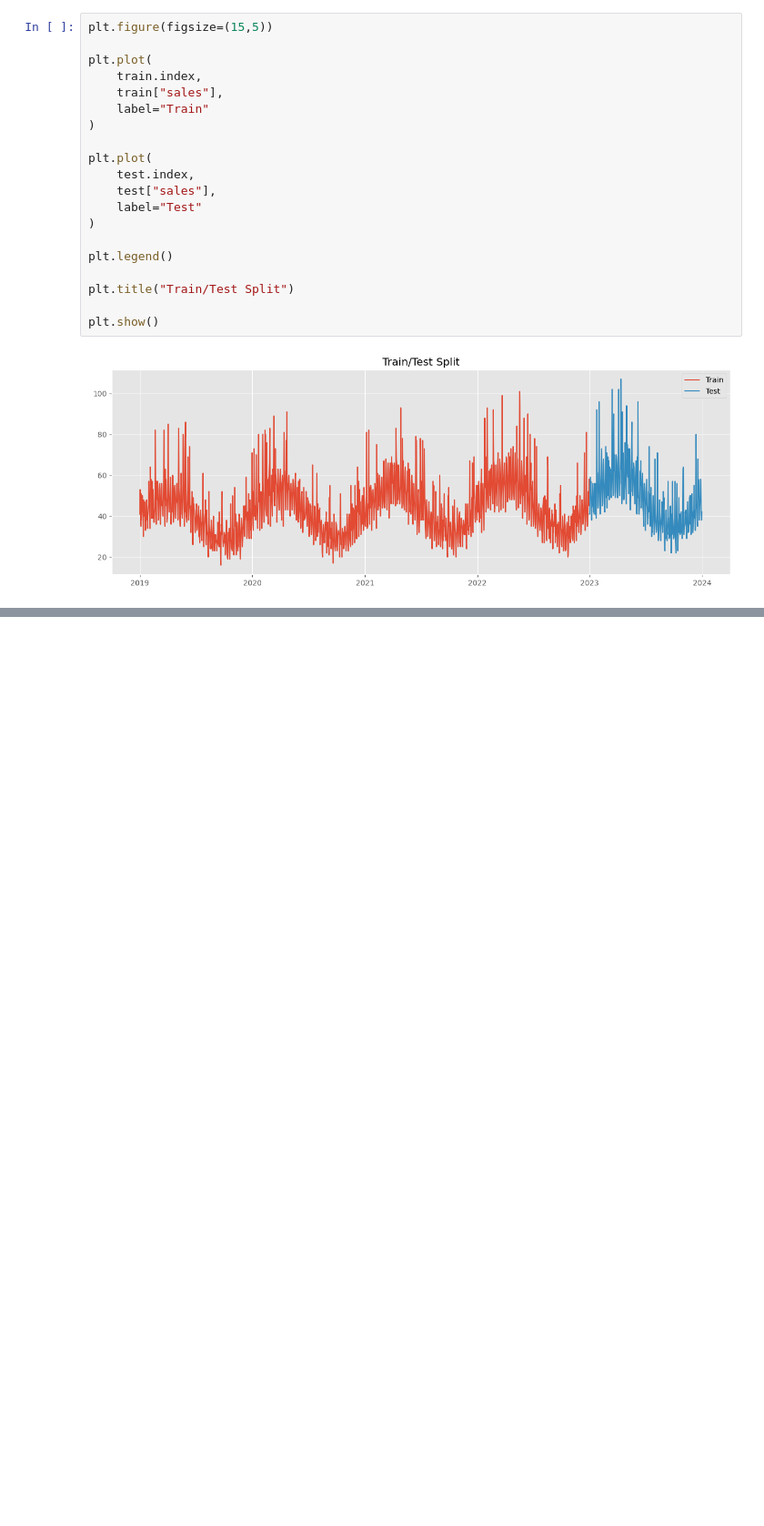
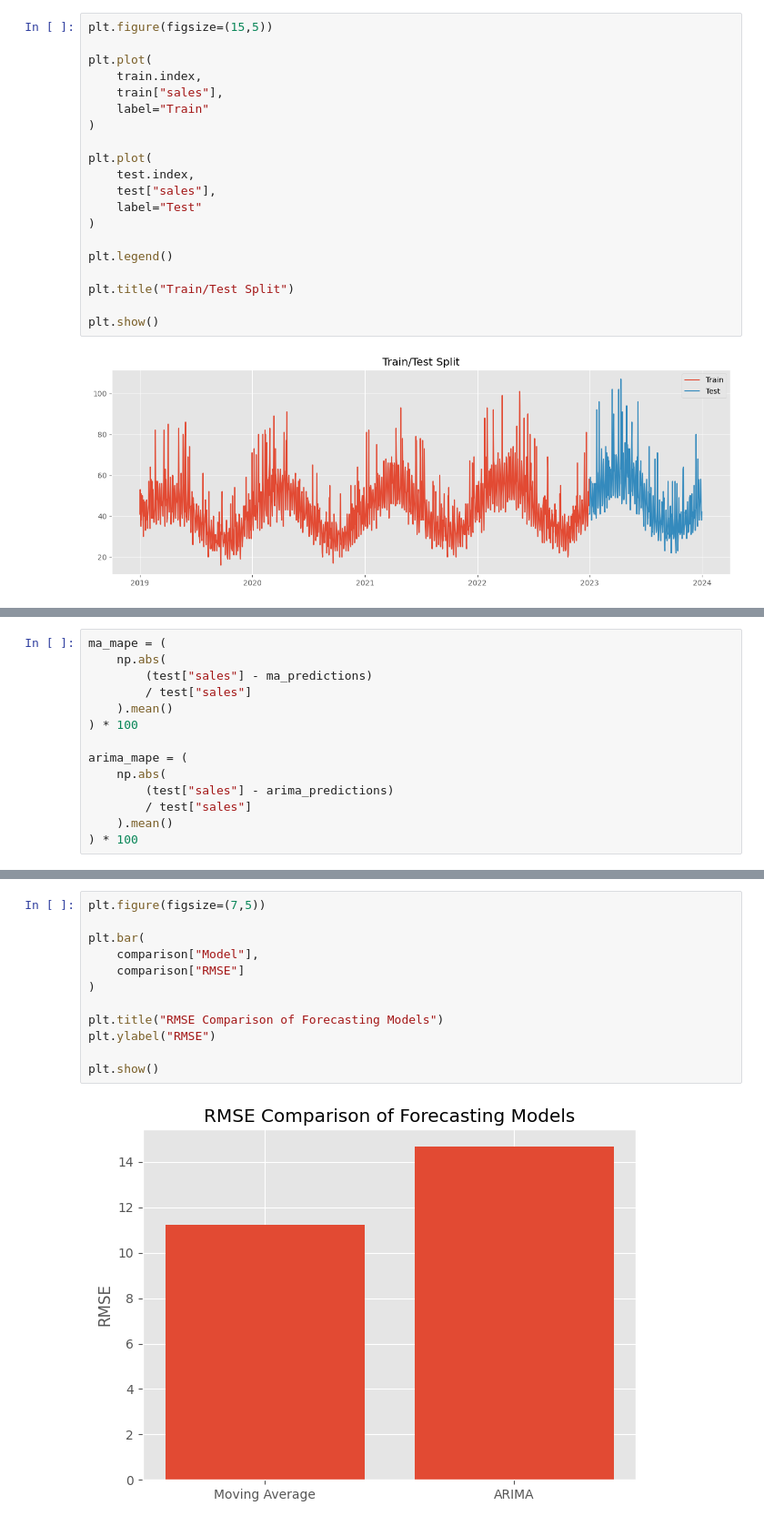
Before and after one commit to Jainam249/Supply-Chain-Demand-Forecasting, a Jupyter notebook: notebooks/03_demand_forecasting.ipynb, the cells around one changed output, grey strips where cells are left out. Shown at 91% size. Cells and saved outputs as stored; diff of their text form; blank space fills up the shorter version.

```diff
--- a/notebooks/03_demand_forecasting.ipynb
+++ b/notebooks/03_demand_forecasting.ipynb
@@ -119,0 +226,14 @@ plt.show()
+# %%
+ma_mape = (
+    np.abs(
+        (test["sales"] - ma_predictions)
+        / test["sales"]
+    ).mean()
+) * 100
+
+arima_mape = (
+    np.abs(
+        (test["sales"] - arima_predictions)
+        / test["sales"]
+    ).mean()
+) * 100
@@ -119,0 +253,14 @@ plt.show()
+# %%
+plt.figure(figsize=(7,5))
+
+plt.bar(
+    comparison["Model"],
+    comparison["RMSE"]
+)
+
+plt.title("RMSE Comparison of Forecasting Models")
+plt.ylabel("RMSE")
+
+plt.show()
+# %% [output]
+[figure, added]
```
Also changed, not shown: parts of 15 cells of this notebook, 1 other file.
